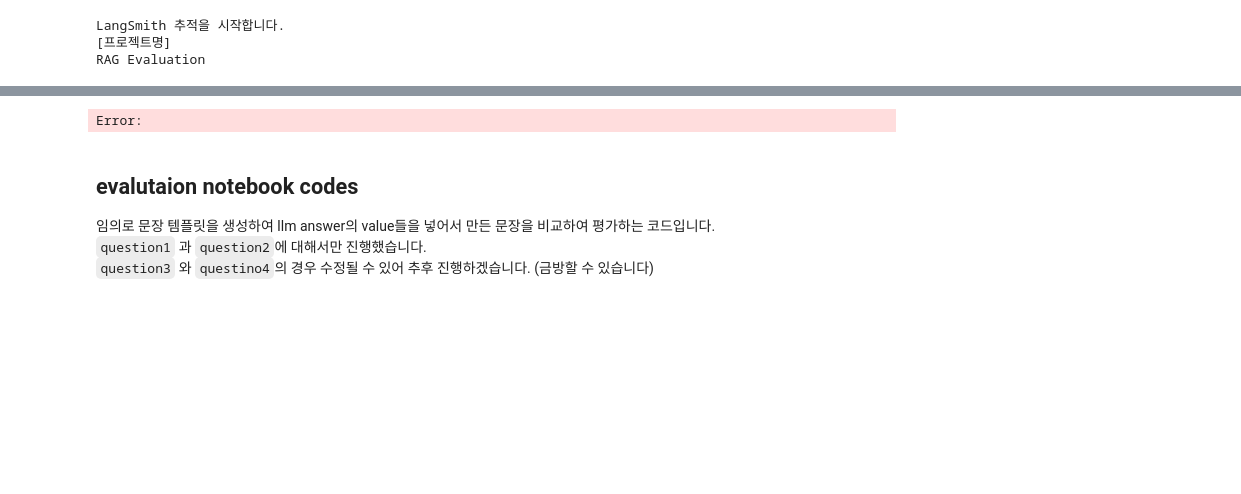
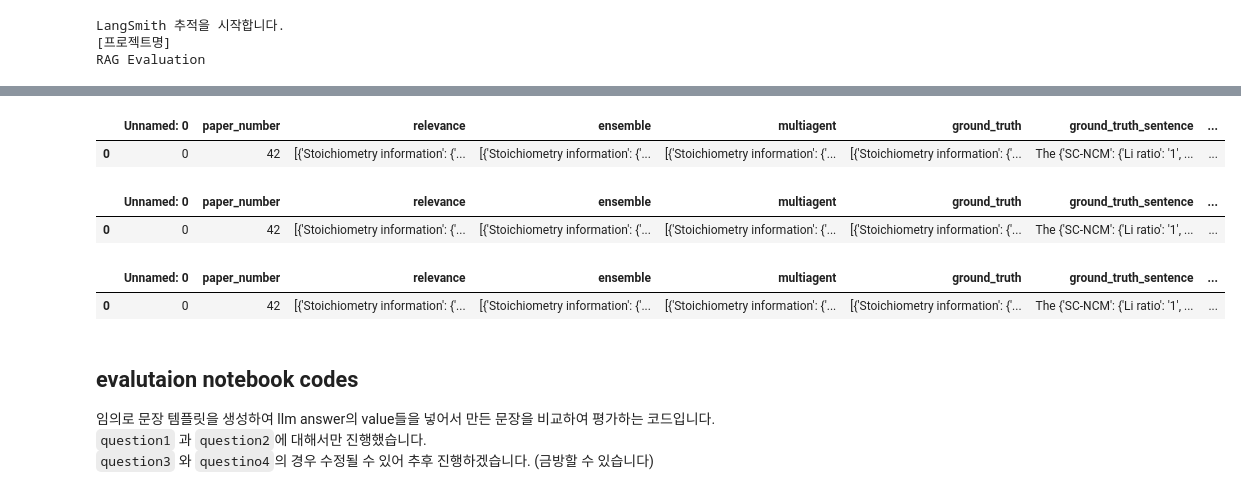
Before and after one commit to AIFFEL-VOLTAI/VOLTAI, a Jupyter notebook: eval.ipynb, the cells around one changed output, grey strips where cells are left out. Saved outputs shown, nothing was run; the diff lists cells and outputs as text; code cells hidden in the pictures; blank space fills up the shorter version.

```diff
--- a/eval.ipynb
+++ b/eval.ipynb
@@ -345,2 +519,4 @@ q1_eval = eval.copy()
+# %%
+q1_eval = pd.read_csv("q1_eval.csv")
 # %%
 q1_eval
@@ -359,8 +526,3 @@ def eval_sentence_generator(question_number, values):
-# %%
-q1_eval["ground_truth_sentence"] = q1_eval["ground_truth"].apply(lambda x: eval_sentence_generator(1, list(x[0].values())))
-q1_eval["relevance_sentence"] = q1_eval["relevance"].apply(lambda x: eval_sentence_generator(1, list(x[0].values())))
-q1_eval["ensemble_sentence"] = q1_eval["ensemble"].apply(lambda x: eval_sentence_generator(1, list(x[0].values())))
-q1_eval["multiagent_sentence"] = q1_eval["multiagent"].apply(lambda x: eval_sentence_generator(1, list(x[0].values())))
 # %%
 ## 모든 metric data frame
 q1_all_metric_df_relevance = q1_eval[["ground_truth_sentence", "relevance_sentence"]].apply(
@@ -372,6 +534,9 @@ q1_all_metric_df_relevance = q1_eval[["ground_truth_sentence", "relevance_senten
 q1_rouge_df = q1_all_metric_df_relevance["ROUGE"].apply(pd.Series)
 
 ## 최종 evaluation data frame
-q1_eval_df = pd.concat([q1_eval, q1_all_metric_df_relevance.drop(columns=["ROUGE"]), q1_rouge_df], axis=1)
+q1_eval_df_re = pd.concat([q1_eval, q1_all_metric_df_relevance.drop(columns=["ROUGE"]), q1_rouge_df], axis=1)
-# %% [output]
-Error:
+# %%
+q1_eval_df_re
+# %% [output]
+|  | Unnamed: 0 | paper_number | relevance | ensemble | multiagent | ground_truth | ground_truth_sentence | ... |
+| 0 | 0 | 42 | [{'Stoichiometry information': {'... | [{'Stoichiometry information': {'... | [{'Stoichiometry information': {'... | [{'Stoichiometry information': {'... | The {'SC-NCM': {'Li ratio': '1', ... | ... |
@@ -377,0 +555,5 @@ Error:
+# %%
+q1_eval_df_en
+# %% [output]
+|  | Unnamed: 0 | paper_number | relevance | ensemble | multiagent | ground_truth | ground_truth_sentence | ... |
+| 0 | 0 | 42 | [{'Stoichiometry information': {'... | [{'Stoichiometry information': {'... | [{'Stoichiometry information': {'... | [{'Stoichiometry information': {'... | The {'SC-NCM': {'Li ratio': '1', ... | ... |
@@ -378,3 +572,8 @@ Error:
+# %%
+q1_eval_df_multi
+# %% [output]
+|  | Unnamed: 0 | paper_number | relevance | ensemble | multiagent | ground_truth | ground_truth_sentence | ... |
+| 0 | 0 | 42 | [{'Stoichiometry information': {'... | [{'Stoichiometry information': {'... | [{'Stoichiometry information': {'... | [{'Stoichiometry information': {'... | The {'SC-NCM': {'Li ratio': '1', ... | ... |
 # %% [markdown]
 ## evalutaion notebook codes
 임의로 문장 템플릿을 생성하여 llm answer의 value들을 넣어서 만든 문장을 비교하여 평가하는 코드입니다.
```
Also changed, not shown: parts of 42 cells of this notebook, 3 other files.
